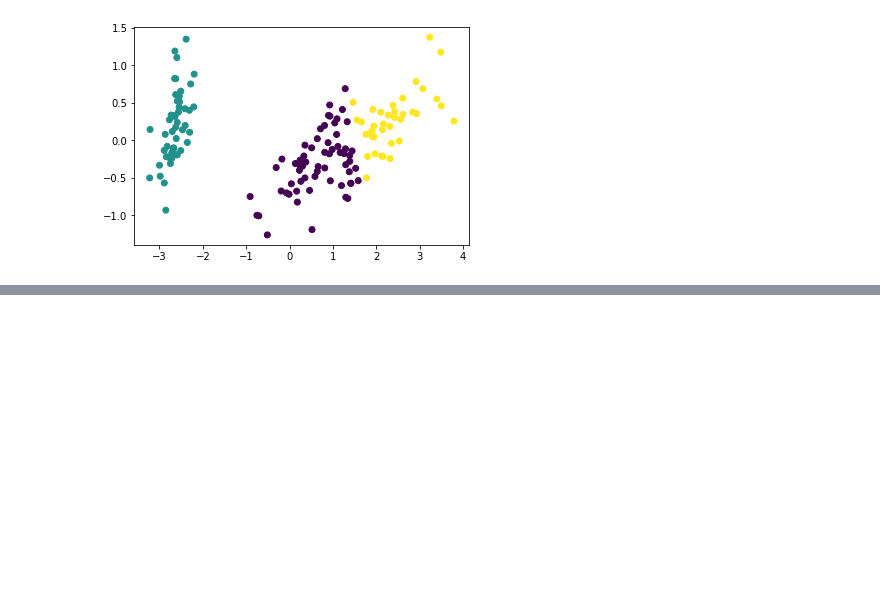
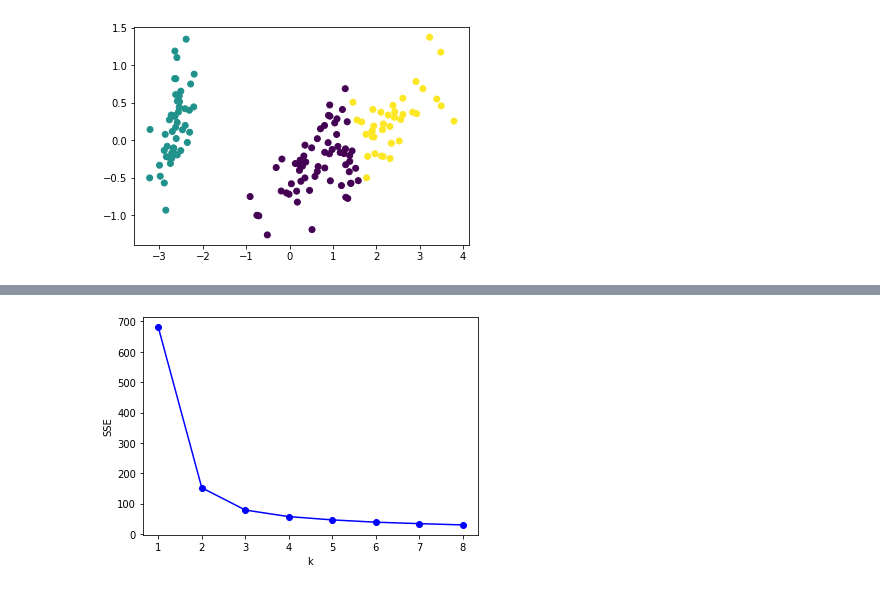
Before and after one commit to Wikanda-Hongboonmee/multivariate, a Jupyter notebook: Chapter_6_Cluster_Analysis.ipynb, the cells around one changed output, grey strips where cells are left out. Saved outputs shown, nothing was run; the diff lists cells and outputs as text; code cells hidden in the pictures; blank space fills up the shorter version.

```diff
--- a/Chapter_6_Cluster_Analysis.ipynb
+++ b/Chapter_6_Cluster_Analysis.ipynb
@@ -118,0 +183,6 @@ plt.scatter(new_pca[:,0],new_pca[:,1],c=y)
+# %%
+SSE = list()
+for k in [1,2,3,4,5,6,7,8]:
+    kmeans = KMeans(n_clusters=k, random_state=2021)
+    kmeans.fit(example_df_drop)
+    SSE.append(kmeans.inertia_)
@@ -118,0 +200,7 @@ plt.scatter(new_pca[:,0],new_pca[:,1],c=y)
+# %%
+plt.plot([1,2,3,4,5,6,7,8],SSE,'o-b')
+
+plt.xlabel('k')
+plt.ylabel('SSE');
+# %% [output]
+[figure, added]
```
Also changed, not shown: parts of 19 cells of this notebook.
